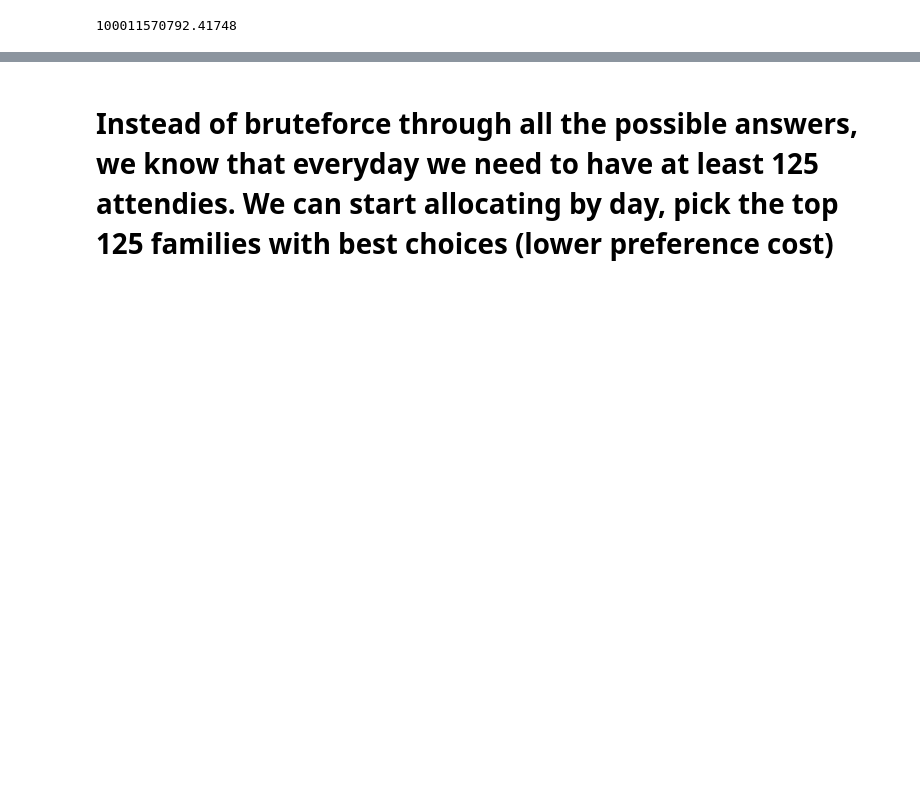
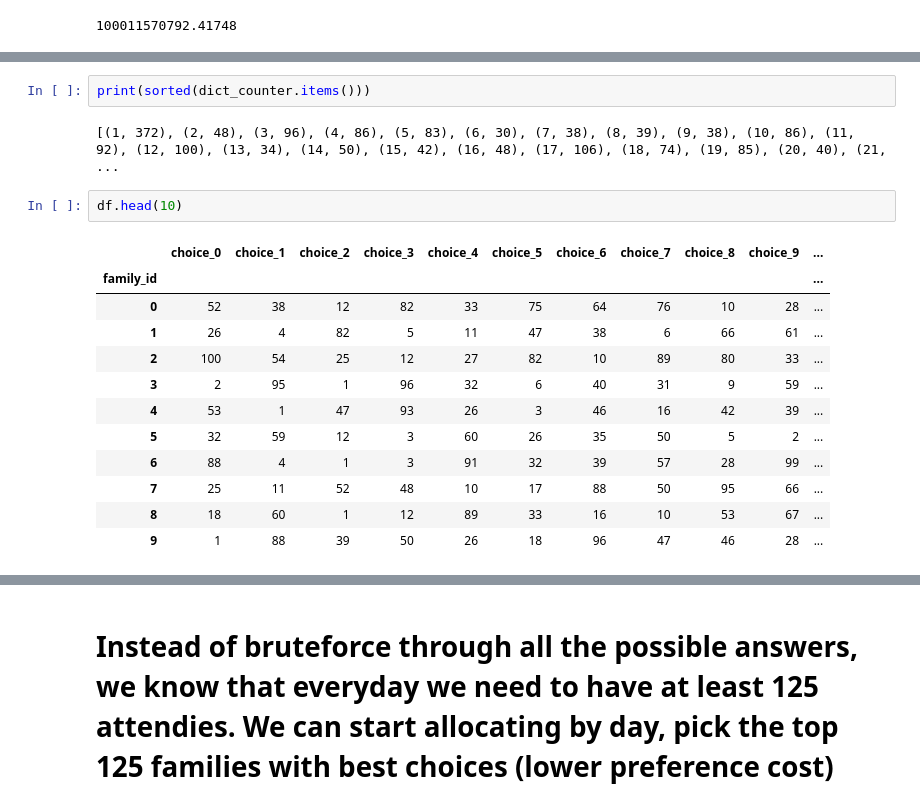
Before and after one commit to rachelqhuang/competitions, a Jupyter notebook: santasworkshoptour2019/base_model_v0.ipynb, the cells around one changed output, grey strips where cells are left out. Saved outputs shown, nothing was run; the diff lists cells and outputs as text; blank space fills up the shorter version.

```diff
--- a/santasworkshoptour2019/base_model_v0.ipynb
+++ b/santasworkshoptour2019/base_model_v0.ipynb
@@ -164,0 +210,19 @@ cost_function(df_submit)
+# %%
+print(sorted(dict_counter.items()))
+# %% [output]
+[(1, 372), (2, 48), (3, 96), (4, 86), (5, 83), (6, 30), (7, 38), (8, 39), (9, 38), (10, 86), (11, 92), (12, 100), (13, 34), (14, 50), (15, 42), (16, 48), (17, 106), (18, 74), (19, 85), (20, 40), (21,  ...
+# %%
+df.head(10)
+# %% [output]
+|  | choice_0 | choice_1 | choice_2 | choice_3 | choice_4 | choice_5 | choice_6 | choice_7 | choice_8 | choice_9 | ... |
+| family_id |  |  |  |  |  |  |  |  |  |  | ... |
+| 0 | 52 | 38 | 12 | 82 | 33 | 75 | 64 | 76 | 10 | 28 | ... |
+| 1 | 26 | 4 | 82 | 5 | 11 | 47 | 38 | 6 | 66 | 61 | ... |
+| 2 | 100 | 54 | 25 | 12 | 27 | 82 | 10 | 89 | 80 | 33 | ... |
+| 3 | 2 | 95 | 1 | 96 | 32 | 6 | 40 | 31 | 9 | 59 | ... |
+| 4 | 53 | 1 | 47 | 93 | 26 | 3 | 46 | 16 | 42 | 39 | ... |
+| 5 | 32 | 59 | 12 | 3 | 60 | 26 | 35 | 50 | 5 | 2 | ... |
+| 6 | 88 | 4 | 1 | 3 | 91 | 32 | 39 | 57 | 28 | 99 | ... |
+| 7 | 25 | 11 | 52 | 48 | 10 | 17 | 88 | 50 | 95 | 66 | ... |
+| 8 | 18 | 60 | 1 | 12 | 89 | 33 | 16 | 10 | 53 | 67 | ... |
+| 9 | 1 | 88 | 39 | 50 | 26 | 18 | 96 | 47 | 46 | 28 | ... |
```
Also changed, not shown: parts of 11 cells of this notebook.
